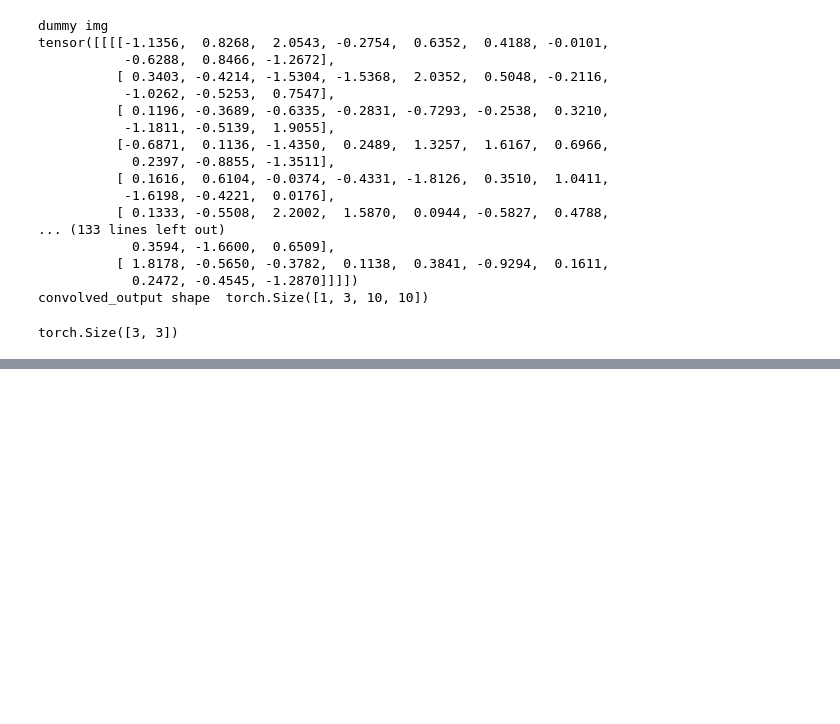
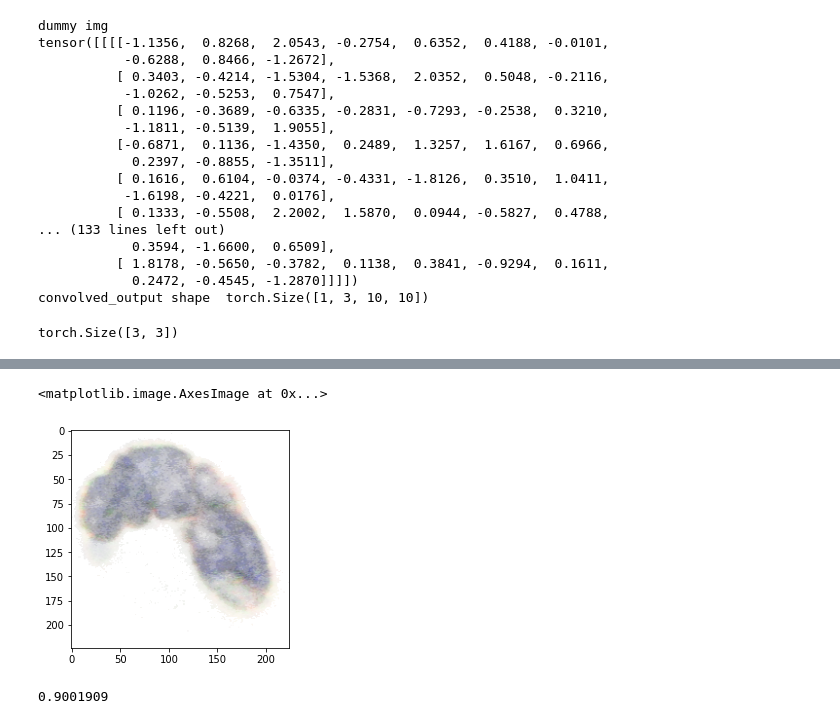
Before and after one commit to yuvaramsingh94/human_protein_atlas, a Jupyter notebook: code/initial_cell_segmentation.ipynb, the cells around one changed output, grey strips where cells are left out. Cells and saved outputs as stored; diff of their text form; code cells hidden in the pictures; blank space fills up the shorter version.

```diff
--- a/code/initial_cell_segmentation.ipynb
+++ b/code/initial_cell_segmentation.ipynb
@@ -628,0 +647,6 @@ torch.Size([3, 3])
+# %%
+aug_fn = albu.Compose(
+        [
+            RandomAugMix(always_apply=True),
+            albu.ToFloat(max_value=255.,always_apply=True)
+        ])
@@ -628,0 +667,2 @@ torch.Size([3, 3])
+# %%
+aug_single = aug_fn(image= vv)["image"]
@@ -628,0 +675,9 @@ torch.Size([3, 3])
+# %%
+plt.imshow(aug_single)
+# %% [output]
+<matplotlib.image.AxesImage at 0x...>
+[figure, added]
+# %%
+aug_single.max()
+# %% [output]
+0.9001909
```
Also changed, not shown: parts of 8 cells of this notebook, 6 other files.
